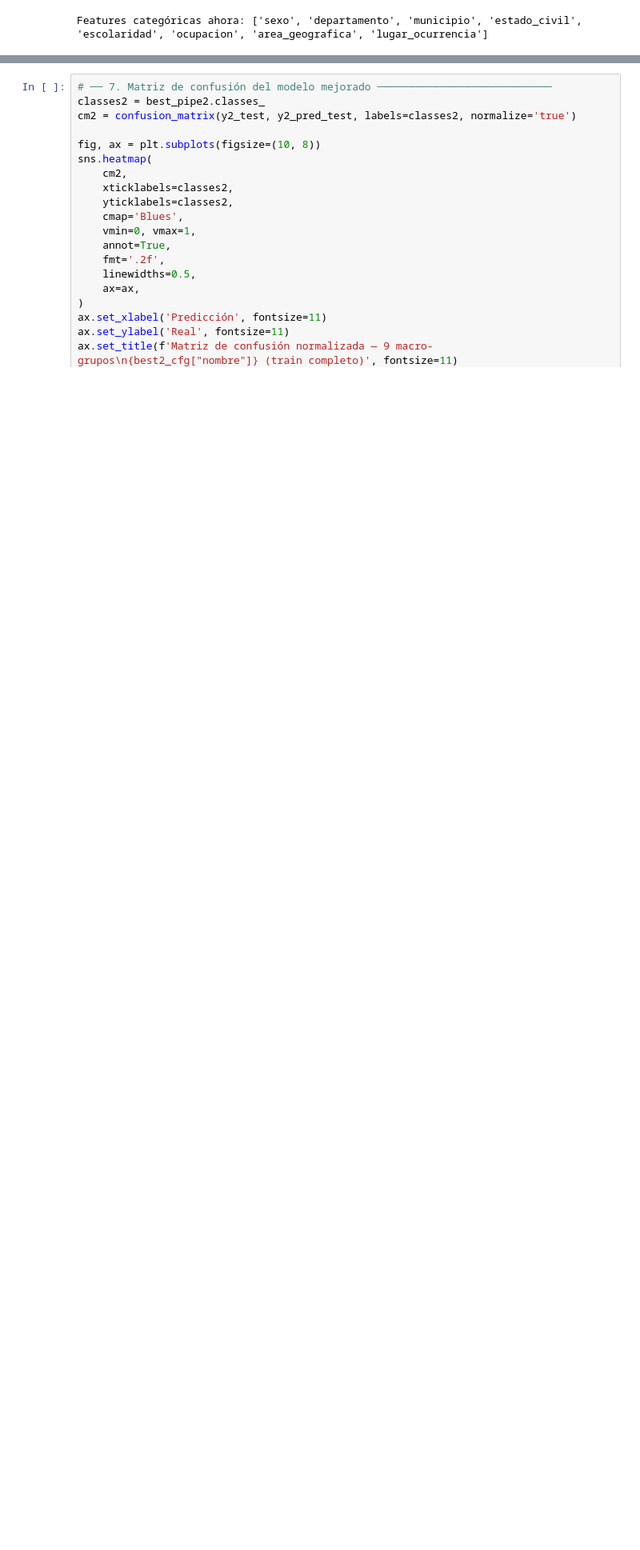
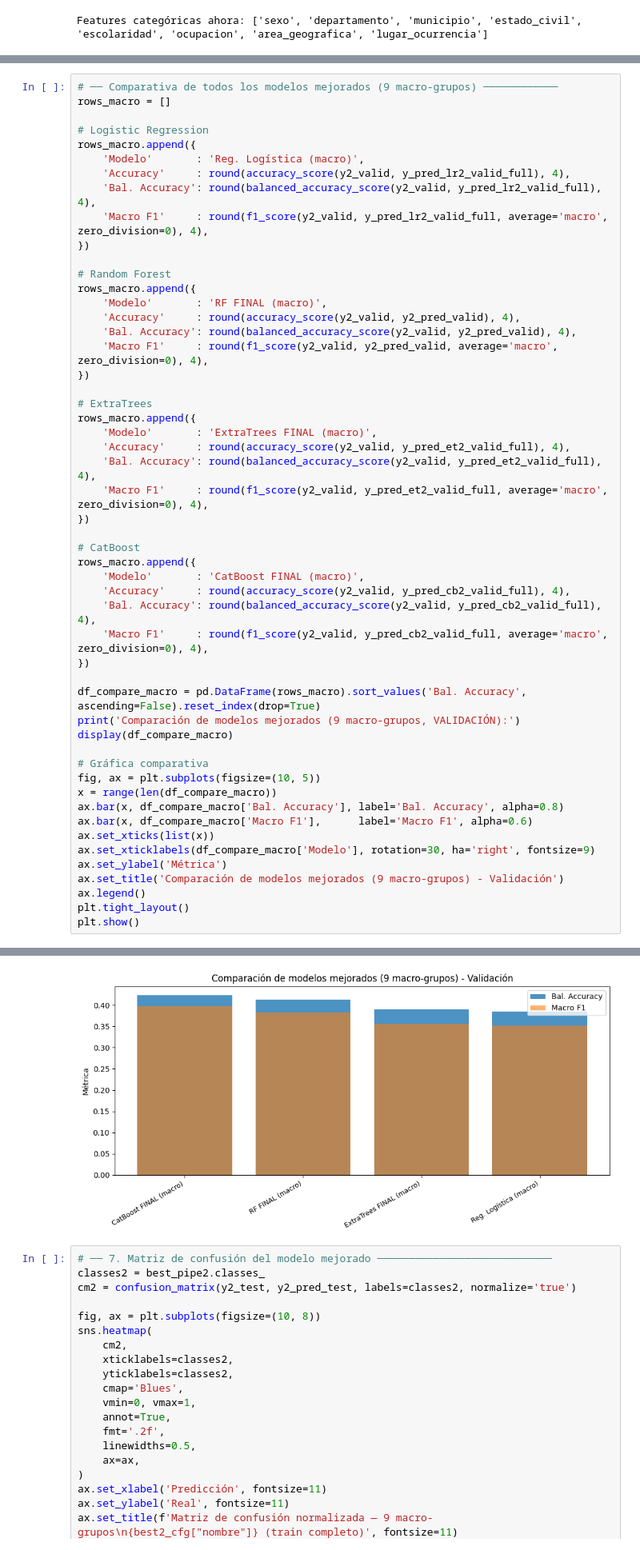
Before and after one commit to jcdiegolopez/MD-PY1, a Jupyter notebook: modelado_predictivo.ipynb, the cells around one changed output, grey strips where cells are left out. Shown at 80% size. Drawn from its saved outputs; the diff is of its cells as text; blank space fills up the shorter version.

```diff
--- a/modelado_predictivo.ipynb
+++ b/modelado_predictivo.ipynb
@@ -1563,0 +1748,53 @@ Entrenamiento final: 277.4 s
+# %%
+# ── Comparativa de todos los modelos mejorados (9 macro-grupos) ────────────
+rows_macro = []
+
+# Logistic Regression
+rows_macro.append({
+    'Modelo'       : 'Reg. Logística (macro)',
+    'Accuracy'     : round(accuracy_score(y2_valid, y_pred_lr2_valid_full), 4),
+    'Bal. Accuracy': round(balanced_accuracy_score(y2_valid, y_pred_lr2_valid_full), 4),
+    'Macro F1'     : round(f1_score(y2_valid, y_pred_lr2_valid_full, average='macro', zero_division=0), 4),
+})
+
+# Random Forest
+rows_macro.append({
+    'Modelo'       : 'RF FINAL (macro)',
+    'Accuracy'     : round(accuracy_score(y2_valid, y2_pred_valid), 4),
+    'Bal. Accuracy': round(balanced_accuracy_score(y2_valid, y2_pred_valid), 4),
+    'Macro F1'     : round(f1_score(y2_valid, y2_pred_valid, average='macro', zero_division=0), 4),
+})
+
+# ExtraTrees
+rows_macro.append({
+    'Modelo'       : 'ExtraTrees FINAL (macro)',
+    'Accuracy'     : round(accuracy_score(y2_valid, y_pred_et2_valid_full), 4),
+    'Bal. Accuracy': round(balanced_accuracy_score(y2_valid, y_pred_et2_valid_full), 4),
+    'Macro F1'     : round(f1_score(y2_valid, y_pred_et2_valid_full, average='macro', zero_division=0), 4),
+})
+
+# CatBoost
+rows_macro.append({
+    'Modelo'       : 'CatBoost FINAL (macro)',
+    'Accuracy'     : round(accuracy_score(y2_valid, y_pred_cb2_valid_full), 4),
+    'Bal. Accuracy': round(balanced_accuracy_score(y2_valid, y_pred_cb2_valid_full), 4),
+    'Macro F1'     : round(f1_score(y2_valid, y_pred_cb2_valid_full, average='macro', zero_division=0), 4),
+})
+
+df_compare_macro = pd.DataFrame(rows_macro).sort_values('Bal. Accuracy', ascending=False).reset_index(drop=True)
+print('Comparación de modelos mejorados (9 macro-grupos, VALIDACIÓN):')
+display(df_compare_macro)
+
+# Gráfica comparativa
+fig, ax = plt.subplots(figsize=(10, 5))
+x = range(len(df_compare_macro))
+ax.bar(x, df_compare_macro['Bal. Accuracy'], label='Bal. Accuracy', alpha=0.8)
+ax.bar(x, df_compare_macro['Macro F1'],      label='Macro F1', alpha=0.6)
+ax.set_xticks(list(x))
+ax.set_xticklabels(df_compare_macro['Modelo'], rotation=30, ha='right', fontsize=9)
+ax.set_ylabel('Métrica')
+ax.set_title('Comparación de modelos mejorados (9 macro-grupos) - Validación')
+ax.legend()
+plt.tight_layout()
+plt.show()
+# %% [output]
@@ -1564,3 +1807,4 @@ Entrenamiento final: 277.4 s
+[figure, added]
 # %%
 # ── 7. Matriz de confusión del modelo mejorado ────────────────────────────
 classes2 = best_pipe2.classes_
```
Also changed, not shown: parts of 10 cells of this notebook, 4 other files.
